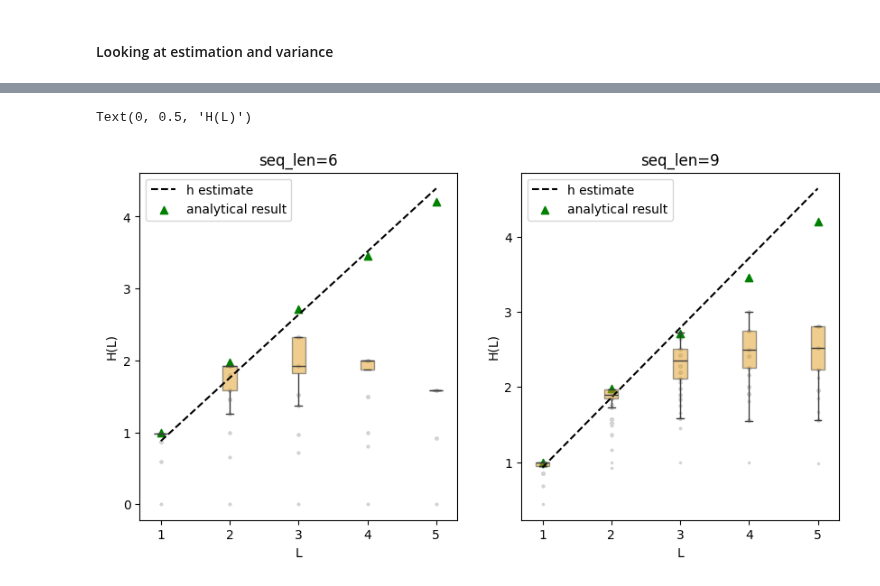
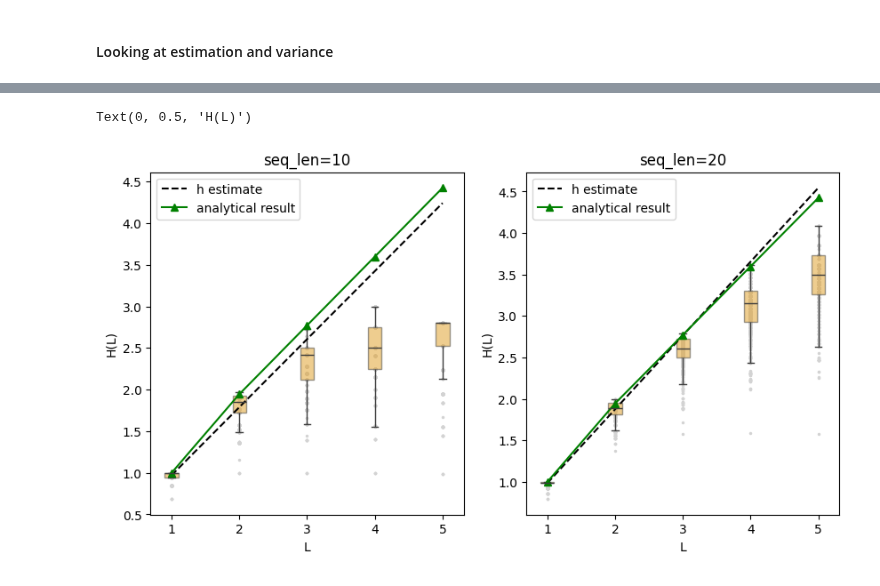
Before and after one commit to LukasPrader/BscThesis_Physics_uibk, a Jupyter notebook: POMDP_analysis.ipynb, the cells around one changed output, grey strips where cells are left out. Saved outputs shown, nothing was run; the diff lists cells and outputs as text; code cells hidden in the pictures.

Commit message:
added numerical example with random policy

```diff
--- a/POMDP_analysis.ipynb
+++ b/POMDP_analysis.ipynb
@@ -829,4 +902,20 @@ TypeError: unhashable type: 'numpy.ndarray'
 # %%
+# do with random policy
+x = sym.Symbol("p_X")
+a1 = sym.Symbol("\pi_{a1}")
+
+P_mdp = sym.Matrix([[1-x, x, 0], [a1, 0, 1-a1], [1, 0, 0]])
+stat_mdp = MP_stat_dist(P_mdp)
+stat_mdp_l = sym.lambdify([x, a1], stat_mdp)  # lambdify for later evaluation
+stat_mdp
+
+vars = [x, a0, a1, a2]
+vals = [0.6, 0.5, 0.5, 0.5]
+
+init = stat_mdp.subs({vars[i]: vals[i] for i in range(len(vars))})
+init = np.array(init, dtype=np.float64).flatten()
+P = np.array(P_mdp.subs({vars[i]: vals[i] for i in range(len(vars))}), dtype=np.float64)
+
 np.random.seed(4326)
 import seaborn as sns
 import scipy as sp
@@ -834,8 +923,8 @@ fig, ax = plt.subplots(1, 2, figsize=(10,5))
 n_reps = 1000
 L_blocks = 5
 
-seq_len = 6
-ax[0].set_title("seq_len=6")
+seq_len = 10
+ax[0].set_title("seq_len=10")
 
 # generate sequences from mdp
 sequences = [generate_state_sequence(P, init, seq_len) for i in range(n_reps)]
@@ -849,49 +938,49 @@ sns.stripplot(ax=ax[0], x=x.flatten(), y=np.array(block_estimates).flatten(), co
 sns.boxplot(ax=ax[0], data=block_estimates, showfliers=False, color="orange", width=0.2, boxprops={'alpha': 0.5})
 
 # compute h estimation fit
-popt, pvar = sp.optimize.curve_fit(lambda x,a:a*(x+1), x[0:2].flatten(), np.array(block_estimates[0:2]).flatten())
 x_fit = np.arange(0, L_blocks, 1)
-ax[0].plot(x_fit, popt[0]*(x_fit+1), color="black", ls="--", label="h estimate")
+popt, pvar = sp.optimize.curve_fit(lambda x,a,b:a*x+b, x[0:2].flatten(), np.array(block_estimates[0:2]).flatten())
+ax[0].plot(x_fit, popt[0]*x_fit+popt[1], color="black", ls="--", label="h estimate")
 
 # plot analytical observations
 block_ents = [MP_block_entropy(P, l, init, mapping) for l in range(1, L_blocks+1)]
-ax[0].scatter(x_fit, block_ents, color="green", marker="^", label="analytical result")
+ax[0].plot(x_fit, block_ents, color="green", marker="^", label="analytical result")
 
 
 ax[0].set_xticks([l for l in range(L_blocks)])
 ax[0].set_xticklabels([l+1 for l in range(L_blocks)])
 ax[0].legend()
 ax[0].set_xlabel("L")
 ax[0].set_ylabel("H(L)")
 
 
-seq_len = 10
-ax[1].set_title("seq_len=9")
+seq_len = 20
+ax[1].set_title("seq_len=20")
 
 # generate sequences from mdp
 sequences = [generate_state_sequence(P, init, seq_len) for i in range(n_reps)]
 # estimate reduced to light observation
 mapping = {0:0, 1:1, 2:1}
 sequences_mapped = [[mapping[s] for s in sequence] for sequence in sequences]
 block_estimates = [[estimate_block_entropy(sequences_mapped[j], l+1) for j in range(n_reps)] for l in range(L_blocks)]
 
 sns.stripplot(ax=ax[1], x=x.flatten(), y=np.array(block_estimates).flatten(), color="lightgrey", marker=".", jitter=False, zorder=0)
 sns.boxplot(ax=ax[1], data=block_estimates, showfliers=False, color="orange", width=0.2, boxprops={'alpha': 0.5})
 
 # compute h estimation fit
-popt, pvar = sp.optimize.curve_fit(lambda x,a:a*(x+1), x[0:2].flatten(), np.array(block_estimates[0:2]).flatten())
-ax[1].plot(x_fit, popt[0]*(x_fit+1), color="black", ls="--", label="h estimate")
+popt, pvar = sp.optimize.curve_fit(lambda x,a,b:a*(x+1)+b, x[0:2].flatten(), np.array(block_estimates[0:2]).flatten())
+ax[1].plot(x_fit, popt[0]*(x_fit+1)+popt[1], color="black", ls="--", label="h estimate")
 
 # plot analytical observations
 block_ents = [MP_block_entropy(P, l, init, mapping) for l in range(1, L_blocks+1)]
-ax[1].scatter(x_fit, block_ents, color="green", marker="^", label="analytical result")
+ax[1].plot(x_fit, block_ents, color="green", marker="^", label="analytical result")
 
 
 ax[1].set_xticks([l for l in range(L_blocks)])
 ax[1].set_xticklabels([l+1 for l in range(L_blocks)])
 ax[1].legend()
 ax[1].set_xlabel("L")
 ax[1].set_ylabel("H(L)")
 # %% [output]
 Text(0, 0.5, 'H(L)')
-[figure, old version]
+[figure, new version]
```
Also changed, not shown: parts of 3 cells of this notebook.
